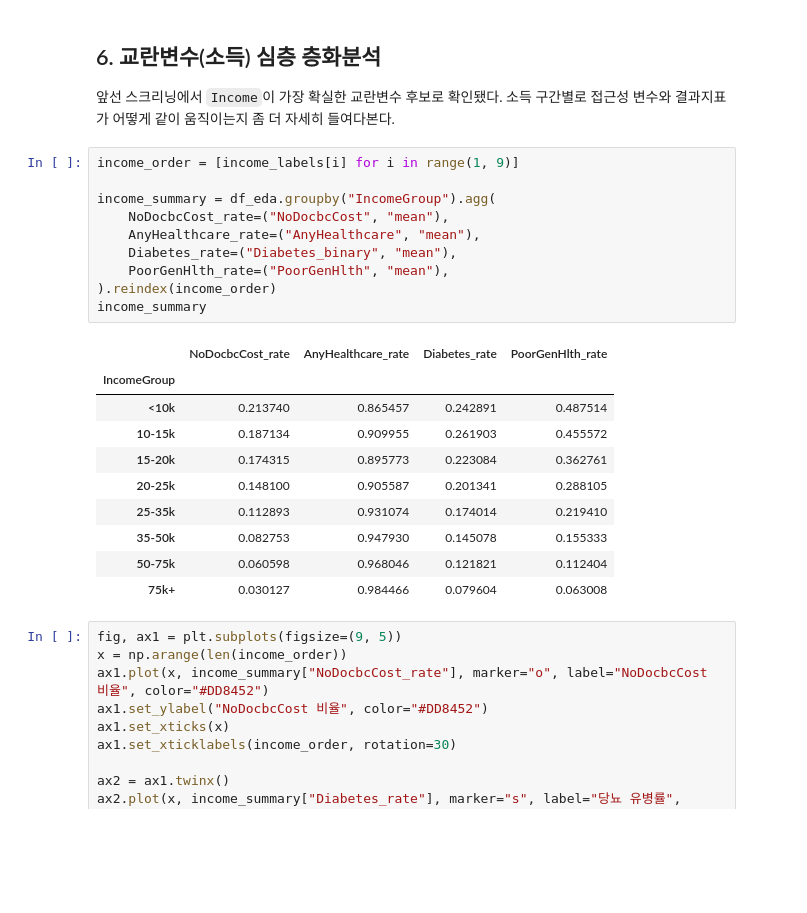
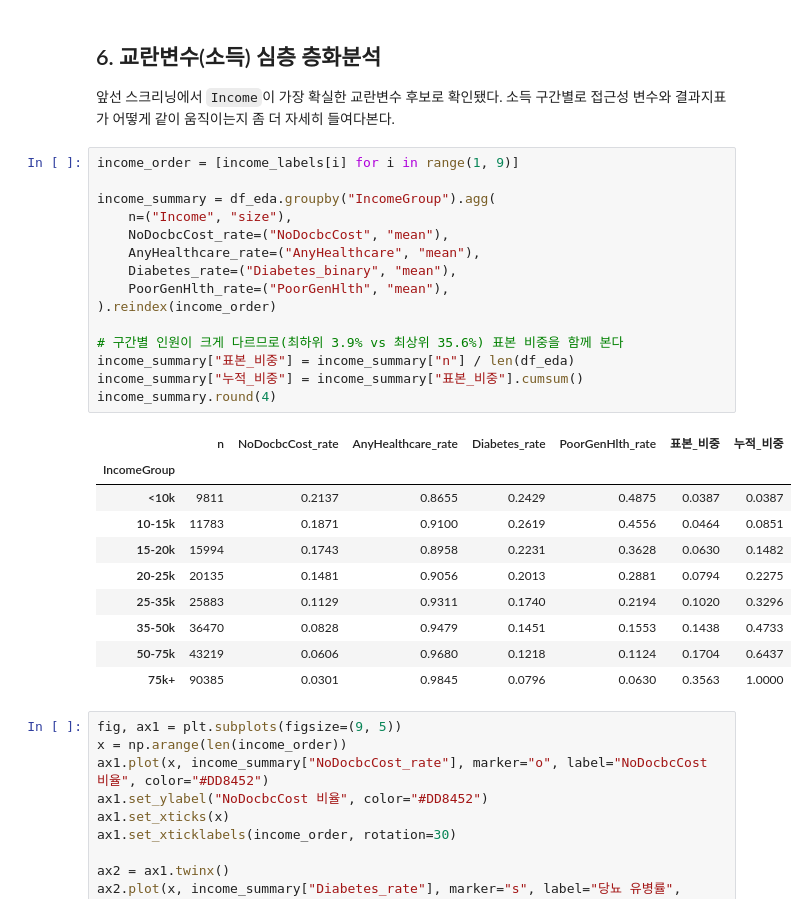
Before and after one commit to DaeHo238/1st_Project, a Jupyter notebook: notebooks/1.0-healthcare-access-analysis.ipynb, the cells around one changed output. Saved outputs shown, nothing was run; the diff lists cells and outputs as text; blank space fills up the shorter version.

```diff
--- a/notebooks/1.0-healthcare-access-analysis.ipynb
+++ b/notebooks/1.0-healthcare-access-analysis.ipynb
@@ -361,24 +361,29 @@ Sex                    0.0288            0.0314          0.0009
 # %%
 income_order = [income_labels[i] for i in range(1, 9)]
 
 income_summary = df_eda.groupby("IncomeGroup").agg(
+    n=("Income", "size"),
     NoDocbcCost_rate=("NoDocbcCost", "mean"),
     AnyHealthcare_rate=("AnyHealthcare", "mean"),
     Diabetes_rate=("Diabetes_binary", "mean"),
     PoorGenHlth_rate=("PoorGenHlth", "mean"),
 ).reindex(income_order)
-income_summary
+
+# 구간별 인원이 크게 다르므로(최하위 3.9% vs 최상위 35.6%) 표본 비중을 함께 본다
+income_summary["표본_비중"] = income_summary["n"] / len(df_eda)
+income_summary["누적_비중"] = income_summary["표본_비중"].cumsum()
+income_summary.round(4)
 # %% [output]
-|  | NoDocbcCost_rate | AnyHealthcare_rate | Diabetes_rate | PoorGenHlth_rate |
-| IncomeGroup |  |  |  |  |
-| <10k | 0.213740 | 0.865457 | 0.242891 | 0.487514 |
-| 10-15k | 0.187134 | 0.909955 | 0.261903 | 0.455572 |
-| 15-20k | 0.174315 | 0.895773 | 0.223084 | 0.362761 |
-| 20-25k | 0.148100 | 0.905587 | 0.201341 | 0.288105 |
-| 25-35k | 0.112893 | 0.931074 | 0.174014 | 0.219410 |
-| 35-50k | 0.082753 | 0.947930 | 0.145078 | 0.155333 |
-| 50-75k | 0.060598 | 0.968046 | 0.121821 | 0.112404 |
-| 75k+ | 0.030127 | 0.984466 | 0.079604 | 0.063008 |
+|  | n | NoDocbcCost_rate | AnyHealthcare_rate | Diabetes_rate | PoorGenHlth_rate | 표본_비중 | 누적_비중 |
+| IncomeGroup |  |  |  |  |  |  |  |
+| <10k | 9811 | 0.2137 | 0.8655 | 0.2429 | 0.4875 | 0.0387 | 0.0387 |
+| 10-15k | 11783 | 0.1871 | 0.9100 | 0.2619 | 0.4556 | 0.0464 | 0.0851 |
+| 15-20k | 15994 | 0.1743 | 0.8958 | 0.2231 | 0.3628 | 0.0630 | 0.1482 |
+| 20-25k | 20135 | 0.1481 | 0.9056 | 0.2013 | 0.2881 | 0.0794 | 0.2275 |
+| 25-35k | 25883 | 0.1129 | 0.9311 | 0.1740 | 0.2194 | 0.1020 | 0.3296 |
+| 35-50k | 36470 | 0.0828 | 0.9479 | 0.1451 | 0.1553 | 0.1438 | 0.4733 |
+| 50-75k | 43219 | 0.0606 | 0.9680 | 0.1218 | 0.1124 | 0.1704 | 0.6437 |
+| 75k+ | 90385 | 0.0301 | 0.9845 | 0.0796 | 0.0630 | 0.3563 | 1.0000 |
 # %%
 fig, ax1 = plt.subplots(figsize=(9, 5))
 x = np.arange(len(income_order))
```
Also changed, not shown: parts of 16 cells of this notebook, 4 other files.
